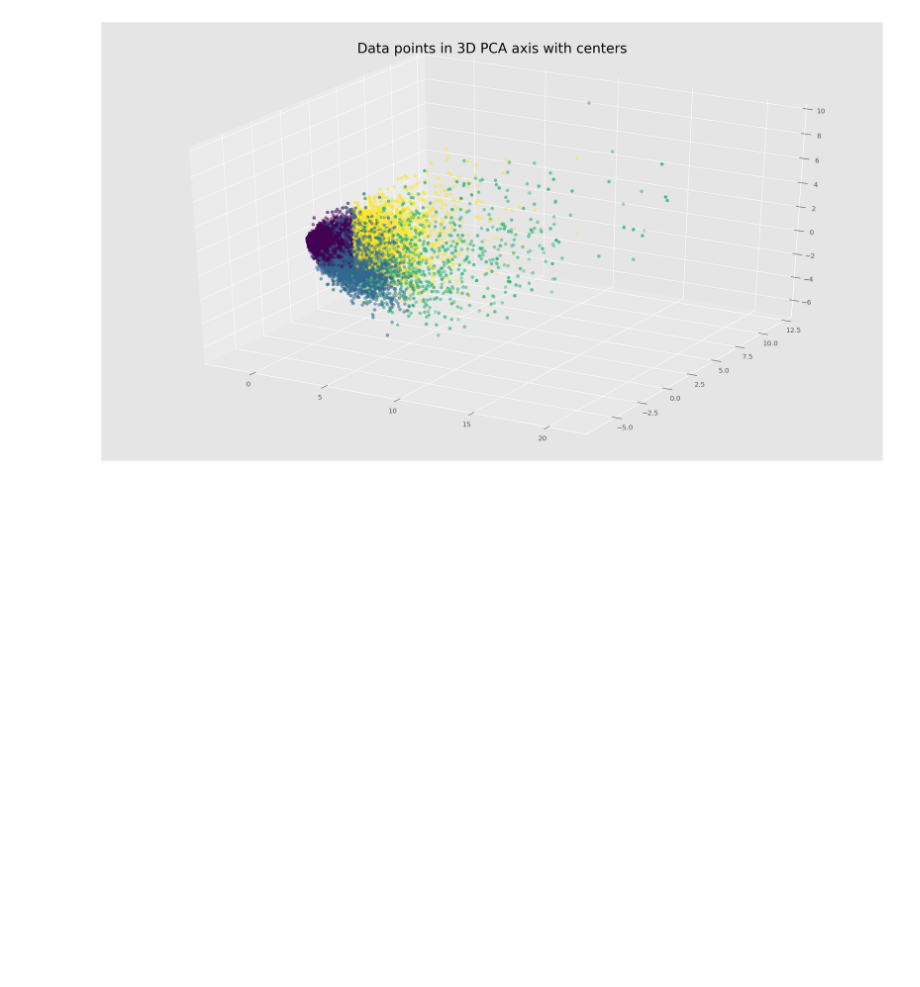
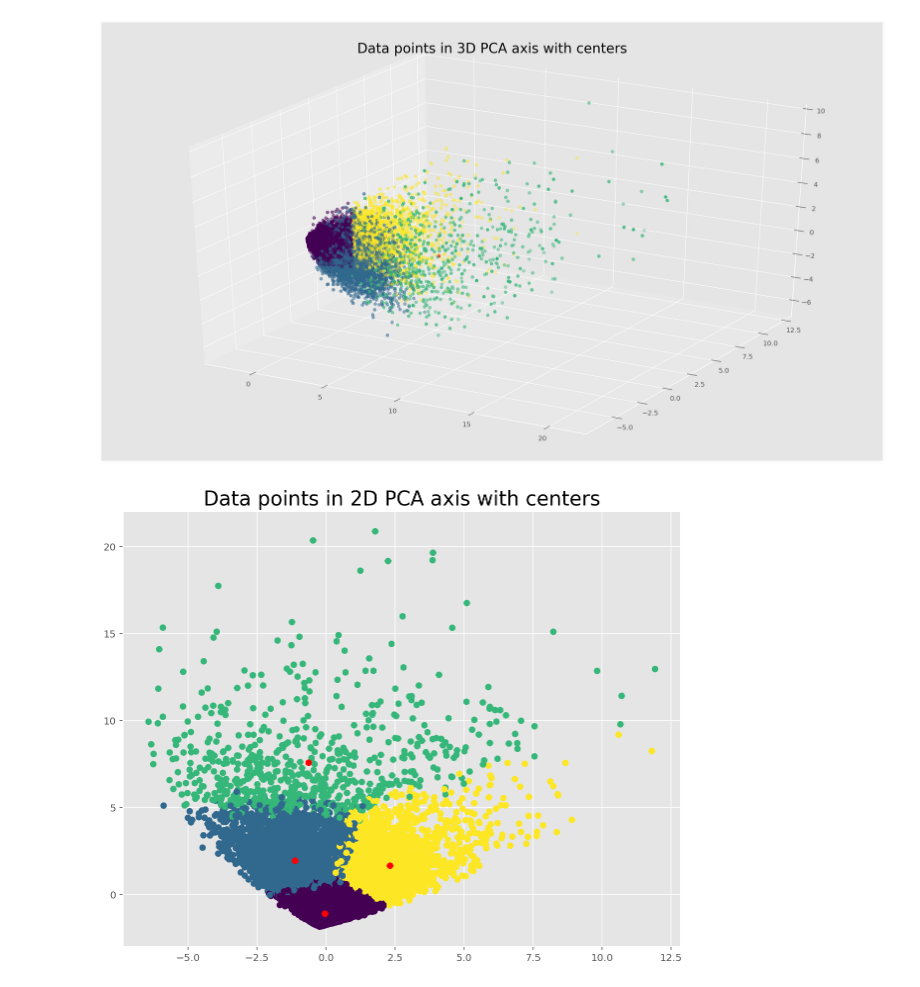
Before and after one commit to Subham02803/Clustering-for-anime-recommendation, a Jupyter notebook: AnimeRecommendation.ipynb, the cells around one changed output. Cells and saved outputs as stored; diff of their text form; code cells hidden in the pictures; blank space fills up the shorter version.

```diff
--- a/AnimeRecommendation.ipynb
+++ b/AnimeRecommendation.ipynb
@@ -315,8 +315,21 @@ print(centers)
 fig = plt.figure()
 ax = Axes3D(fig)
 ax.scatter(tocluster[0], tocluster[1], tocluster[2], c=c_preds)
+for center in centers:
+    ax.scatter(center[0], center[1], center[2], color='red')
 
 plt.title('Data points in 3D PCA axis with centers', fontsize=20)
 plt.show()
 # %% [output]
 [figure]
+# %%
+fig = plt.figure(figsize=(10,8))
+plt.scatter(tocluster[1],tocluster[0], c=c_preds)
+
+for center in centers:
+    plt.scatter(center[1], center[0], color='red')
+
+plt.title('Data points in 2D PCA axis with centers', fontsize=20)
+plt.show()
+# %% [output]
+[figure, added]
```
Also changed, not shown: parts of 2 cells of this notebook.
